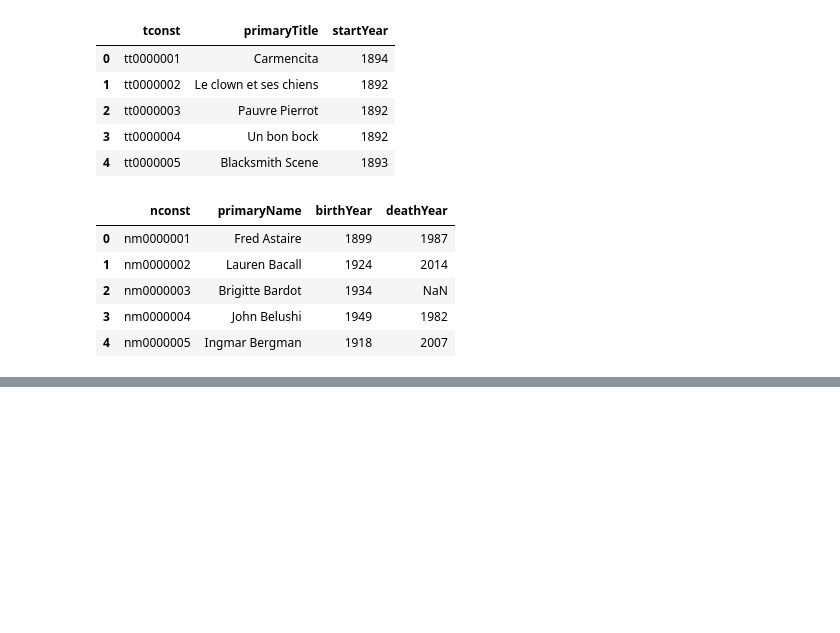
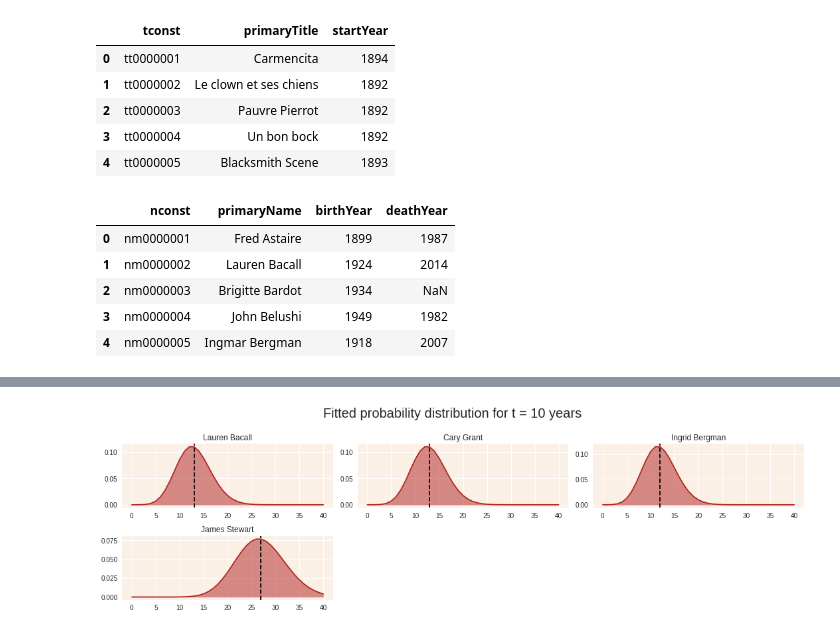
Before and after one commit to MaximeKan/Statistical-Modeling, a Jupyter notebook: Actors_movie_counts.ipynb, the cells around one changed output, grey strips where cells are left out. Drawn from its saved outputs; the diff is of its cells as text; code cells hidden in the pictures; blank space fills up the shorter version.

```diff
--- a/Actors_movie_counts.ipynb
+++ b/Actors_movie_counts.ipynb
@@ -170,0 +166,29 @@ plot_history_actors(actors)
+# %%
+def probability(lambda_param, t, k):
+  return np.exp(-lambda_param*t)*(lambda_param*t)**k/np.math.factorial(k)
+# %%
+def plot_probability_actor(ax, actor_name, t):
+  lambda_param = lambda_actors[lambda_actors.primaryName == actor_name]["lambda"].iloc[0]
+  k_list = np.linspace(0,40,41)
+  probability_list = np.array([probability(lambda_param, t, k) for k in k_list])
+  ax.plot(k_list, probability_list, color = 'firebrick')
+  ax.fill_between(k_list, probability_list,  color = 'firebrick', alpha = 0.5)
+  ax.axvline(x=lambda_param*t, color = 'k', linestyle = '--')
+  ax.set_title(actor_name)
+  ax.set_facecolor("linen")
+
+def plot_probability_actors(actors, t):
+  n = len(actors)
+  k = round(n/3+0.5)
+  max_value = 0.1
+  fig, axes = plt.subplots(k,3, figsize = (15,4))
+  for ax, actor_name in zip(axes.ravel(), actors):
+    plot_probability_actor(ax, actor_name, t)
+  for i in range(n,k*3):
+    fig.delaxes(axes.ravel()[i])
+  fig.suptitle("Fitted probability distribution for t = " + str(t)+ " years", y = 1.1, fontsize = 20)
+  fig.tight_layout()
+# %%
+plot_probability_actors(actors, 10)
+# %% [output]
+[figure, added]
```
Also changed, not shown: parts of 16 cells of this notebook.
